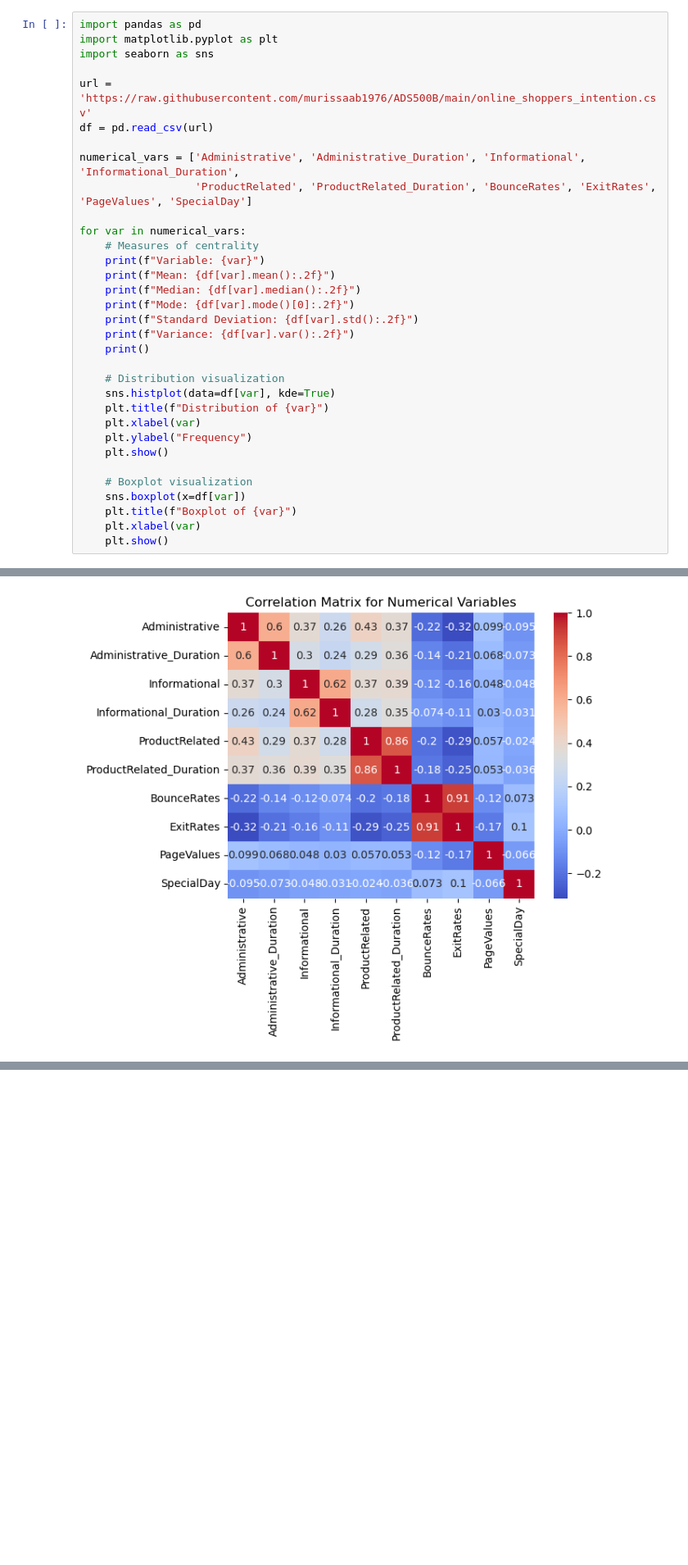
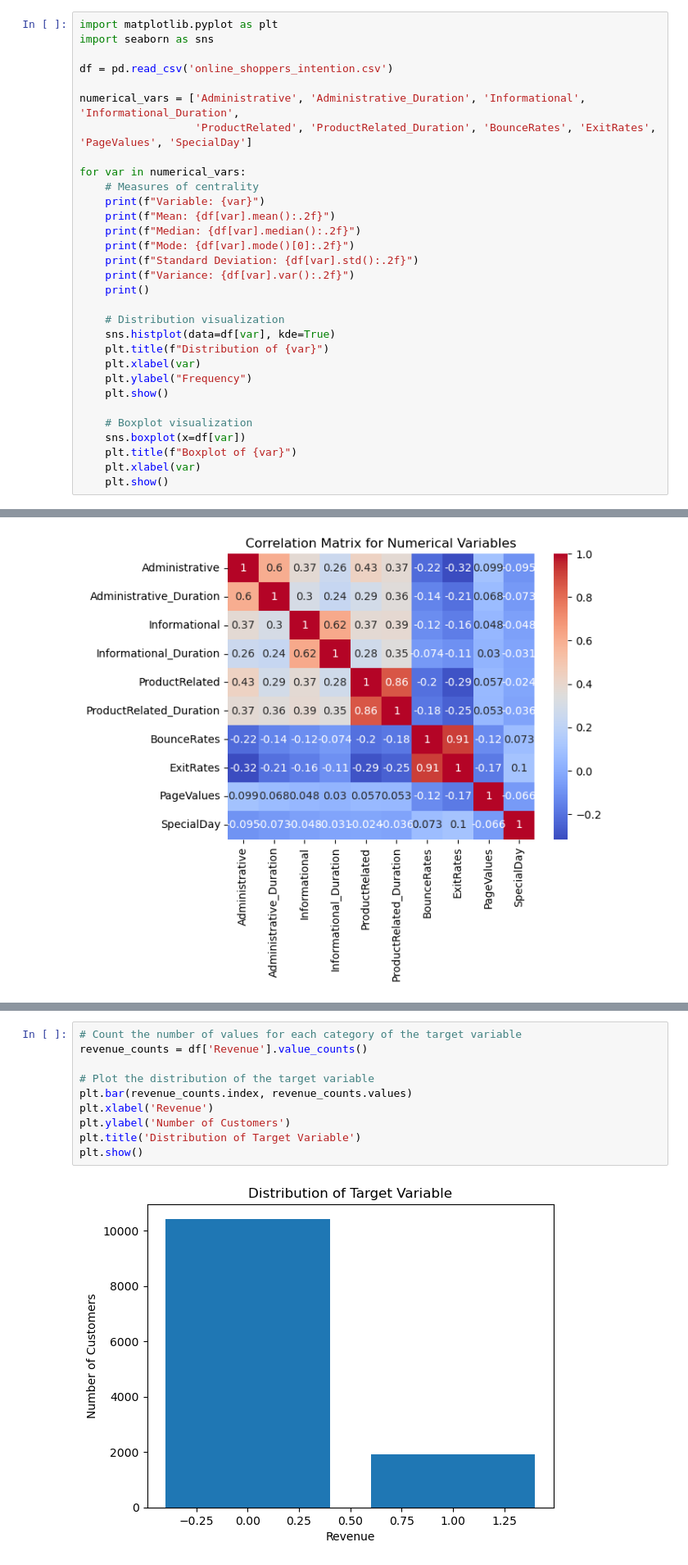
Before and after one commit to murissaab1976/Module7, a Jupyter notebook: MurisSaab_FinalProject.ipynb, the cells around one changed output, grey strips where cells are left out. Shown at 82% size. Drawn from its saved outputs; the diff is of its cells as text; blank space fills up the shorter version.

```diff
--- a/MurisSaab_FinalProject.ipynb
+++ b/MurisSaab_FinalProject.ipynb
@@ -208,12 +206,10 @@ Numerical variables:  ['Administrative_Duration', 'Informational', 'Informationa
 # %% [markdown]
 #### 2.2 Provide measures of centrality and distribution with visualizations
 # %%
-import pandas as pd
 import matplotlib.pyplot as plt
 import seaborn as sns
 
-url = 'https://raw.githubusercontent.com/murissaab1976/ADS500B/main/online_shoppers_intention.csv'
-df = pd.read_csv(url)
+df = pd.read_csv('online_shoppers_intention.csv')
 
 numerical_vars = ['Administrative', 'Administrative_Duration', 'Informational', 'Informational_Duration',
                   'ProductRelated', 'ProductRelated_Duration', 'BounceRates', 'ExitRates', 'PageValues', 'SpecialDay']
@@ -296,0 +324,12 @@ From readme.txt "Revenue" is a binary field and dependent variable, indicating T
+# %%
+# Count the number of values for each category of the target variable
+revenue_counts = df['Revenue'].value_counts()
+
+# Plot the distribution of the target variable
+plt.bar(revenue_counts.index, revenue_counts.values)
+plt.xlabel('Revenue')
+plt.ylabel('Number of Customers')
+plt.title('Distribution of Target Variable')
+plt.show()
+# %% [output]
+[figure, added]
```
Also changed, not shown: parts of 26 cells of this notebook.
